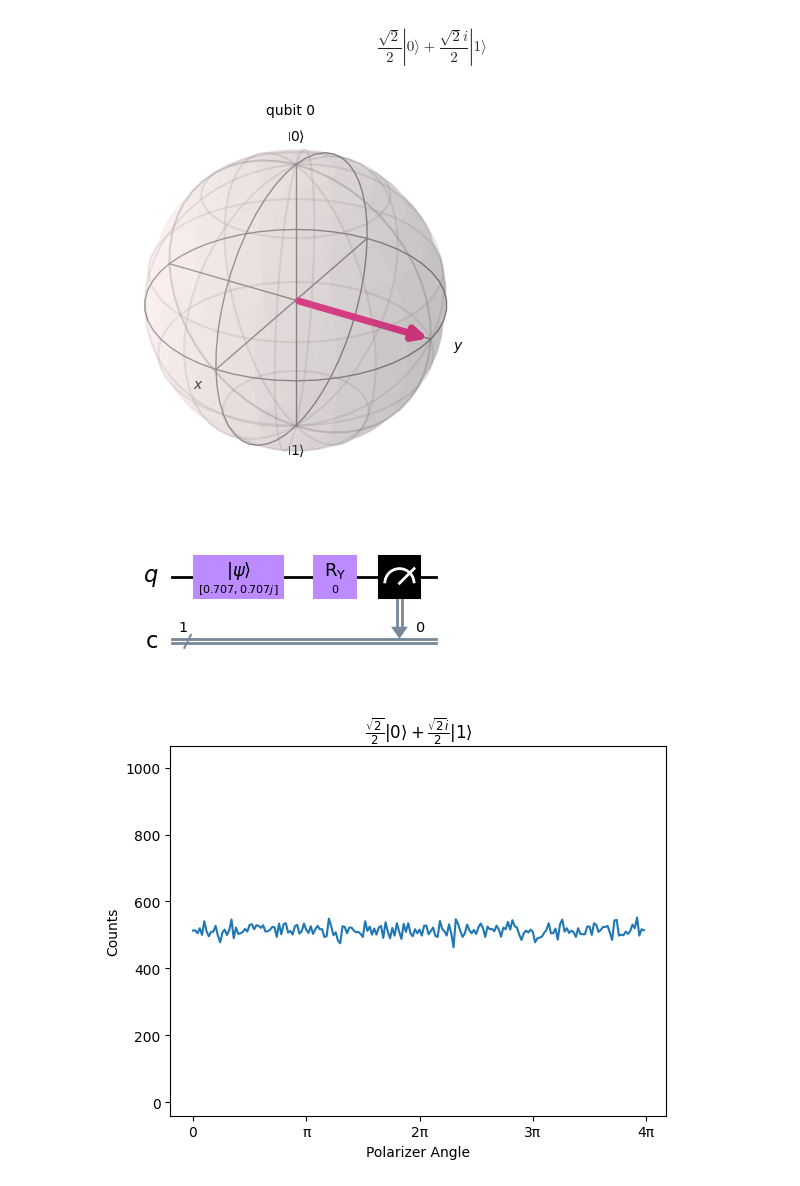
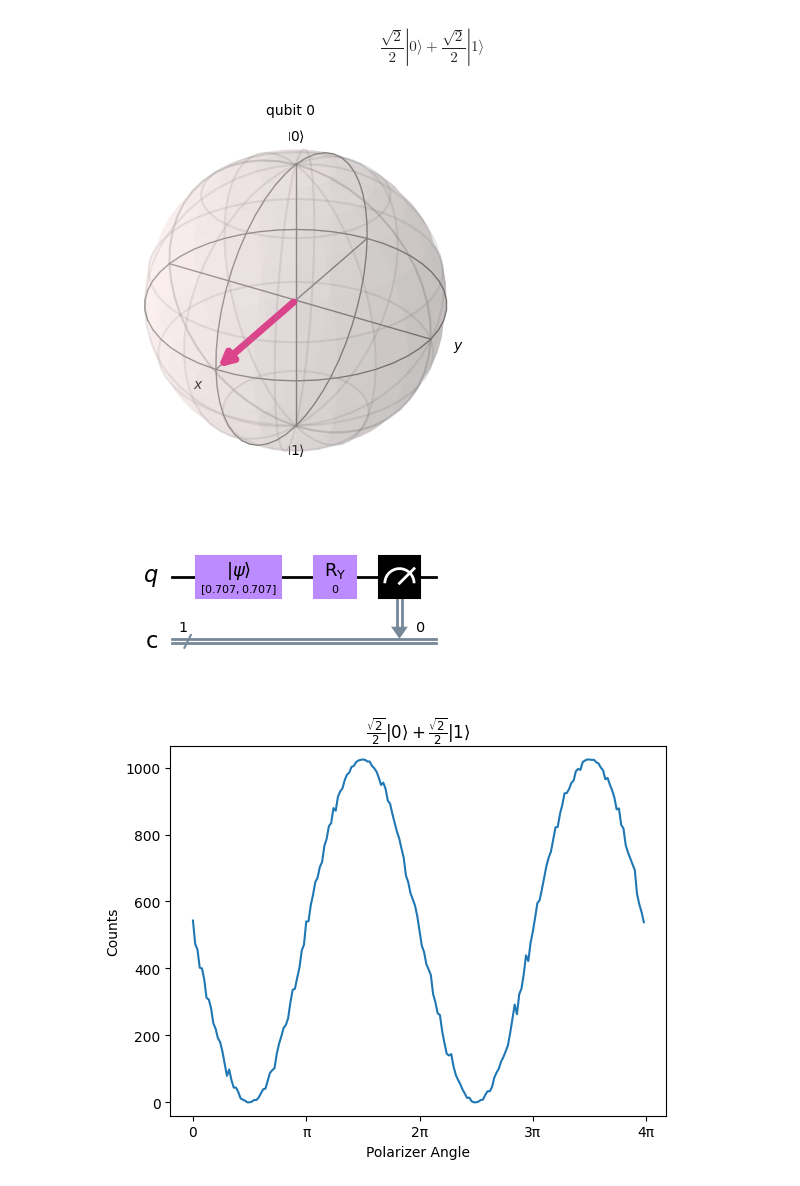
Before and after one commit to sparklyhotdog/QisketProject, a Jupyter notebook: ideal_simulations/single_qubit_rotation.ipynb, the cells around one changed output. Cells and saved outputs as stored; diff of their text form; code cells hidden in the pictures.

```diff
--- a/ideal_simulations/single_qubit_rotation.ipynb
+++ b/ideal_simulations/single_qubit_rotation.ipynb
@@ -10,21 +10,22 @@ import matplotlib.pyplot as plt
 # %%
 state_H = [1, 0]
 state_V = [0, 1]
 state_P = [1/sqrt(2), 1/sqrt(2)]
 state_M = [1/sqrt(2), -1/sqrt(2)]
 state_L = [1/sqrt(2), 1j/sqrt(2)]
 state_R = [1/sqrt(2), -1j/sqrt(2)]
 
-state = state_L
+state = state_P
 
 # normalize and display the vector
 euclidean_norm = sqrt(np.abs(state[0])**2 + np.abs(state[1])**2)
 normalized_state = [state[0]/euclidean_norm , state[1]/euclidean_norm]
 display(Statevector(normalized_state).draw(output='latex'))
 display(plot_bloch_multivector(normalized_state))
+plot_bloch_multivector(normalized_state).savefig('plots\\single_qubit\\P_bloch')
 # %% [output]
-$$\frac{\sqrt{2}}{2} |0\rangle+\frac{\sqrt{2} i}{2} |1\rangle$$
+$$\frac{\sqrt{2}}{2} |0\rangle+\frac{\sqrt{2}}{2} |1\rangle$$
-[figure, old version]
+[figure, new version]
 # %%
 # N = how many rotation steps
 N = 200
@@ -74,7 +75,7 @@ ax.set_ylim(0 - 40, numShots + 40)
 ax.set_title('$' + Statevector(normalized_state).draw(output='latex_source') + '$')
 ax.set_xticks([0, pi, 2*pi, 3*pi, 4*pi], ['0', 'π', '2π', '3π', '4π'])
 line = ax.plot(x_val,y_val)
-plt.savefig('C:\\Users\\ays2\\Downloads\\L_plot', dpi=1000)
+plt.savefig('plots\\single_qubit\\P_plot')
 # %% [output]
 [figure]
-[figure, old version]
+[figure, new version]
```
Also changed, not shown: 28 other files.
